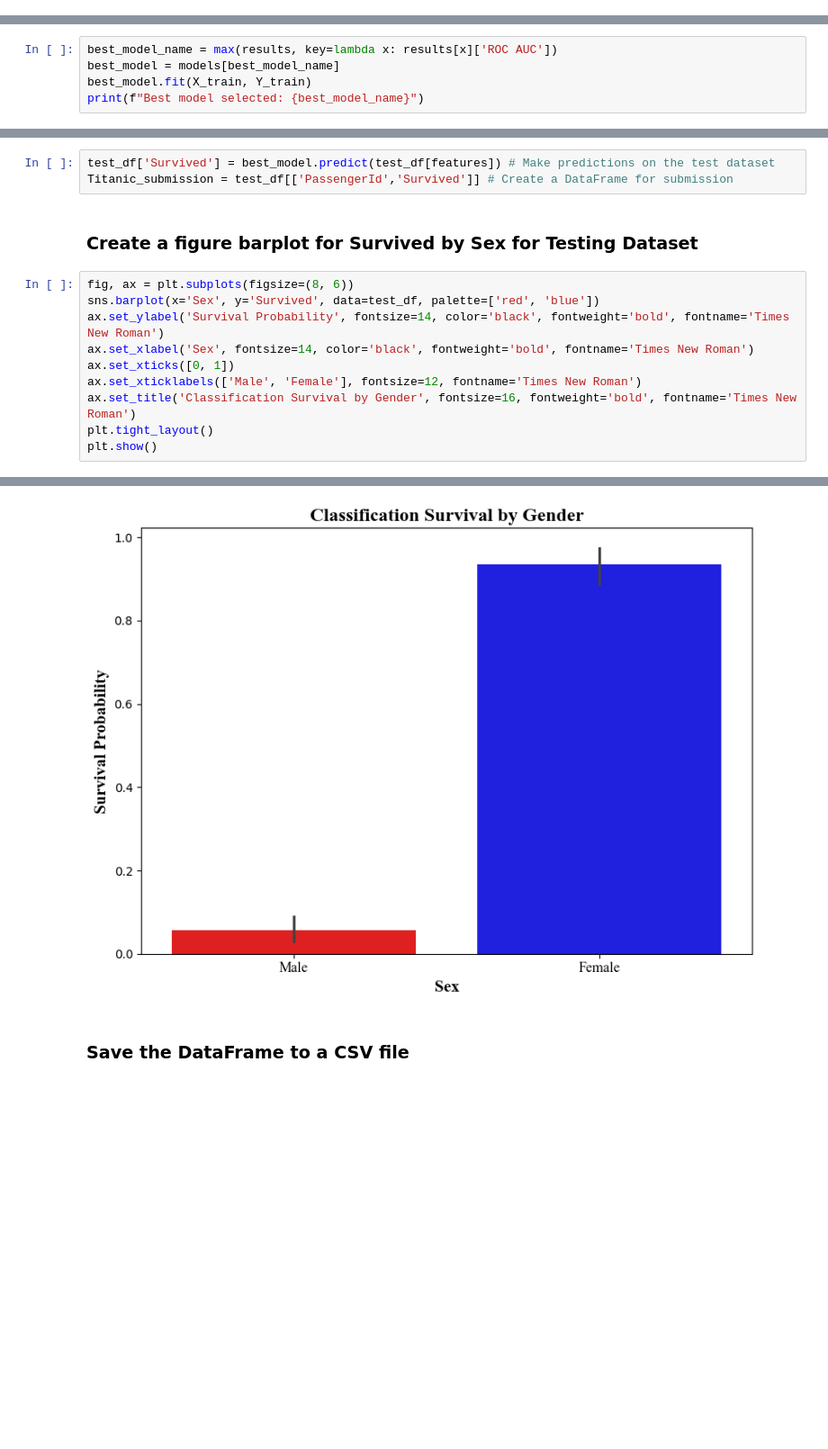
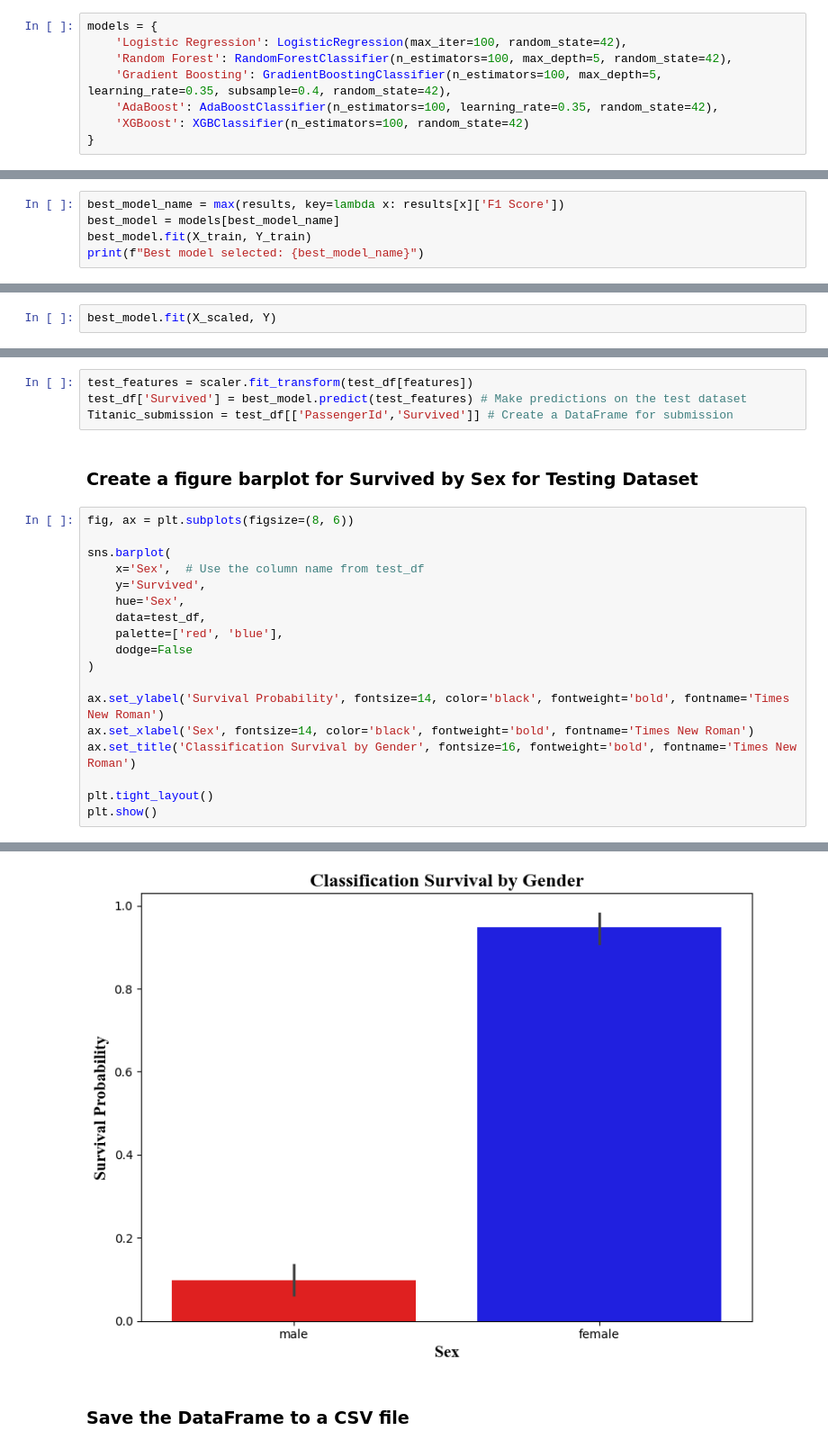
Before and after one commit to Akanakis1/Titanic_Machine_Learning_from_Disaster, a Jupyter notebook: Titanic.ipynb, the cells around one changed output, grey strips where cells are left out. Shown at 90% size. Drawn from its saved outputs; the diff is of its cells as text; blank space fills up the shorter version.

```diff
--- a/Titanic.ipynb
+++ b/Titanic.ipynb
@@ -286,3 +353,11 @@ models = {
+# %%
+models = {
+    'Logistic Regression': LogisticRegression(max_iter=100, random_state=42),
+    'Random Forest': RandomForestClassifier(n_estimators=100, max_depth=5, random_state=42),
+    'Gradient Boosting': GradientBoostingClassifier(n_estimators=100, max_depth=5, learning_rate=0.35, subsample=0.4, random_state=42),
+    'AdaBoost': AdaBoostClassifier(n_estimators=100, learning_rate=0.35, random_state=42),
+    'XGBoost': XGBClassifier(n_estimators=100, random_state=42)
+}
 # %% [markdown]
 ### Train and evaluate each model
 # %%
@@ -325,7 +409,7 @@ _____________________________________________
 # %% [markdown]
 ### Select the best model based on the evaluation metrics
 # %%
-best_model_name = max(results, key=lambda x: results[x]['ROC AUC'])
+best_model_name = max(results, key=lambda x: results[x]['F1 Score'])
 best_model = models[best_model_name]
 best_model.fit(X_train, Y_train)
 print(f"Best model selected: {best_model_name}")
@@ -333,0 +420,2 @@ Best model selected: Logistic Regression
+# %%
+best_model.fit(X_scaled, Y)
@@ -334,18 +424,27 @@ Best model selected: Logistic Regression
 # %% [markdown]
 # Model Predict Testing Data
 # %%
-test_df['Survived'] = best_model.predict(test_df[features]) # Make predictions on the test dataset
+test_features = scaler.fit_transform(test_df[features])
+test_df['Survived'] = best_model.predict(test_features) # Make predictions on the test dataset
 Titanic_submission = test_df[['PassengerId','Survived']] # Create a DataFrame for submission
 # %% [markdown]
 ### Create a figure barplot for Survived by Sex for Testing Dataset
 # %%
 fig, ax = plt.subplots(figsize=(8, 6))
-sns.barplot(x='Sex', y='Survived', data=test_df, palette=['red', 'blue'])
+
+sns.barplot(
+    x='Sex',  # Use the column name from test_df
+    y='Survived',
+    hue='Sex',
+    data=test_df,
+    palette=['red', 'blue'],
+    dodge=False
+)
+
 ax.set_ylabel('Survival Probability', fontsize=14, color='black', fontweight='bold', fontname='Times New Roman')
 ax.set_xlabel('Sex', fontsize=14, color='black', fontweight='bold', fontname='Times New Roman')
-ax.set_xticks([0, 1])
-ax.set_xticklabels(['Male', 'Female'], fontsize=12, fontname='Times New Roman')
 ax.set_title('Classification Survival by Gender', fontsize=16, fontweight='bold', fontname='Times New Roman')
+
 plt.tight_layout()
 plt.show()
 # %% [output]
@@ -355,4 +451,4 @@ Passing `palette` without assigning `hue` is deprecated and will be removed in v
-[figure, old version]
+[figure, new version]
 # %% [markdown]
 ### Save the DataFrame to a CSV file
 # %%
```
Also changed, not shown: parts of 46 cells of this notebook, 5 other files.
